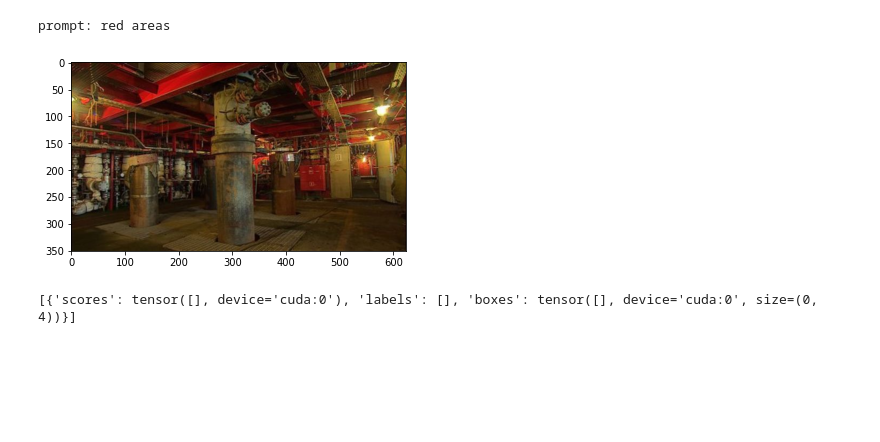
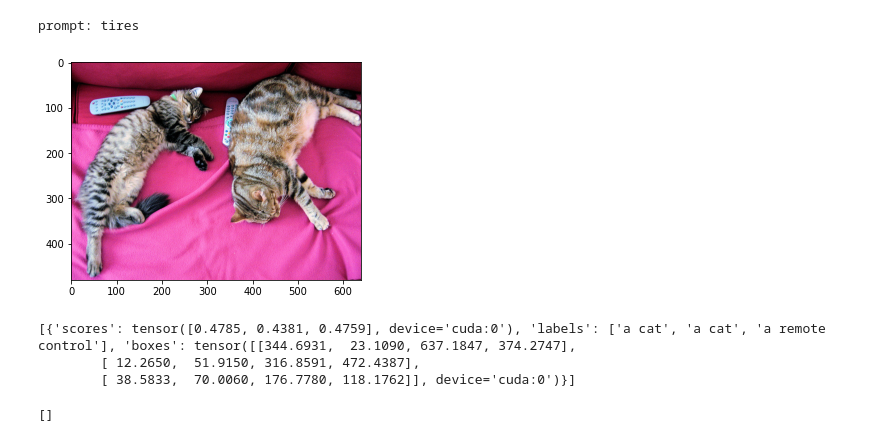
Before and after one commit to AndreCorreaSantos/NTTData_Capstone, a Jupyter notebook: server/sam.ipynb, the cells around one changed output. Cells and saved outputs as stored; diff of their text form; code cells hidden in the pictures; blank space fills up the shorter version.

```diff
--- a/server/sam.ipynb
+++ b/server/sam.ipynb
@@ -23,18 +23,20 @@ Could not load the custom kernel for multi-scale deformable attention: DLL load
 # %%
 # load image and show it
 import matplotlib.pyplot as plt
-image = Image.open("car.jpg")
+image_url = "cats.jpg"
+image = Image.open(image_url)
 prompt = "tires"
 print("prompt: "+prompt)
 plt.imshow(image)
 plt.show()
 # %% [output]
-prompt: red areas
+prompt: tires
-[figure, old version]
+[figure, new version]
 # %%
 
 # Check for cats and remote controls
-inputs = processor(images=image, text=prompt, return_tensors="pt").to(device)
+text = "a cat. a remote control."
+inputs = processor(images=image, text=text, return_tensors="pt").to(device)
 with torch.no_grad():
     outputs = model(**inputs)
     results = processor.post_process_grounded_object_detection(
@@ -46,4 +48,17 @@ with torch.no_grad():
     )
     print(results)
 # %% [output]
-[{'scores': tensor([], device='cuda:0'), 'labels': [], 'boxes': tensor([], device='cuda:0', size=(0, 4))}]
+[{'scores': tensor([0.4785, 0.4381, 0.4759], device='cuda:0'), 'labels': ['a cat', 'a cat', 'a remote control'], 'boxes': tensor([[344.6931,  23.1090, 637.1847, 374.2747],
+        [ 12.2650,  51.9150, 316.8591, 472.4387],
+        [ 38.5833,  70.0060, 176.7780, 118.1762]], device='cuda:0')}]
+# %%
+import numpy as np
+from PIL import ImageDraw
+
+image = image.convert("RGBA")
+for result in results:
+    box = result["boxes"].tolist()
+    #draw box in Image
+    ImageDraw.Draw(image).rectangle(box, outline="red", width=3)
+# %% [output]
+[]
```
Also changed, not shown: 1 other file.
